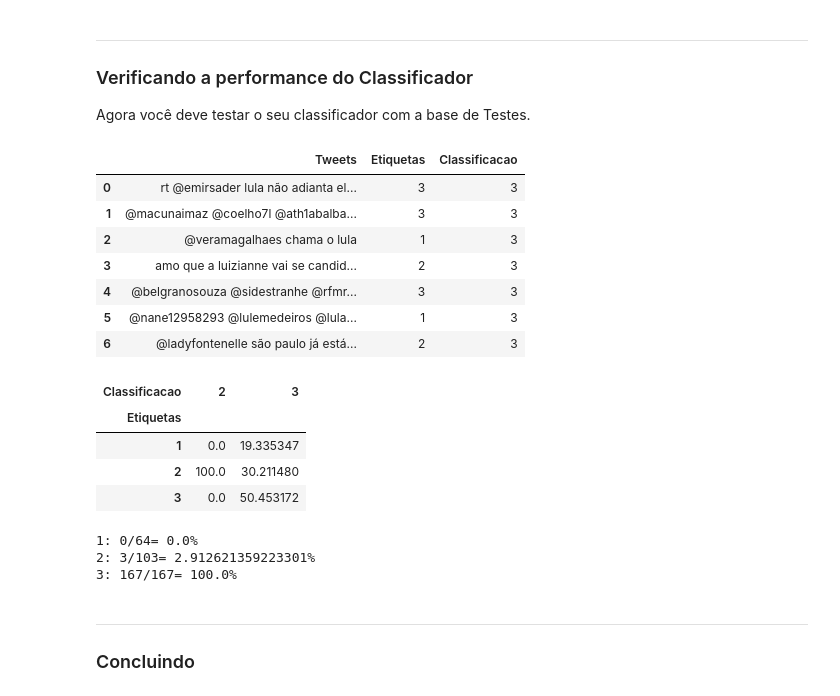
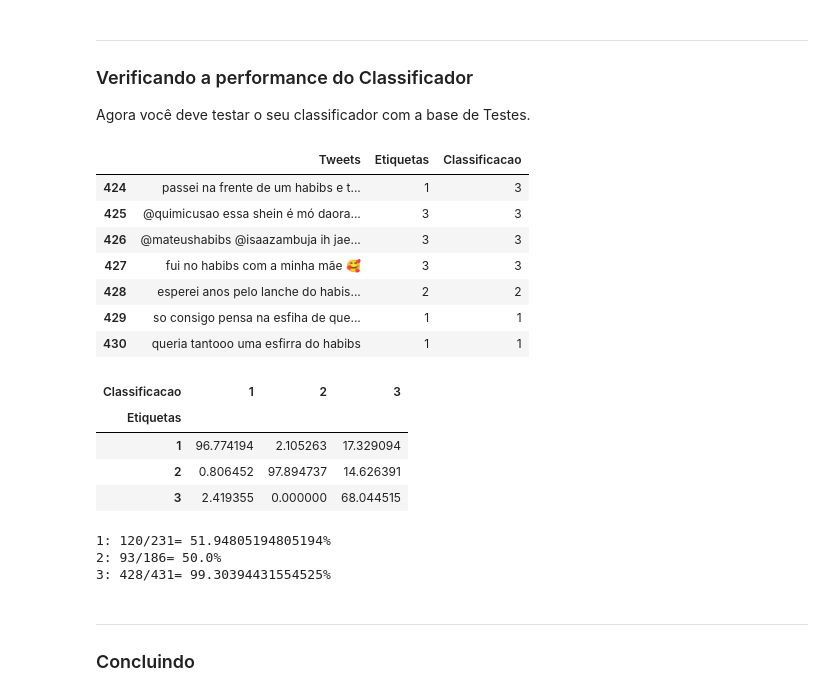
Before and after one commit to SBLuizFernando/cdados-nayve-bayes-sentimento-tweets, a Jupyter notebook: analise/Projeto1_Classificador_layout.ipynb, the cells around one changed output. Cells and saved outputs as stored; diff of their text form; code cells hidden in the pictures.

```diff
--- a/analise/Projeto1_Classificador_layout.ipynb
+++ b/analise/Projeto1_Classificador_layout.ipynb
@@ -25,8 +25,8 @@ Reunimos os arquivos com os tweets e suas etiquetas de classificação em um ún
 Carregando a base de dados com os tweets classificados como relevantes e não relevantes:
 # %%
 #junta os dois arquivos excel em um unico
-df_mensagens_etiquetadas_1 = pd.read_excel('tabela_etiquetada_1.xlsx')
-df_mensagens_etiquetadas_2 = pd.read_excel('tabela_etiquetada_2.xlsx')
+df_mensagens_etiquetadas_1 = pd.read_excel('metade_a.xlsx')
+df_mensagens_etiquetadas_2 = pd.read_excel('metade_b.xlsx')
 
 #a coluna foi nomeada manualmente de 'Tweets'
 valores1 = df_mensagens_etiquetadas_1[['Tweets','Etiquetas']]
@@ -340,26 +340,26 @@ ___
 
 Agora você deve testar o seu classificador com a base de Testes.
 # %%
-df_teste_classificador = df_teste
+df_teste_classificador = df_treino
 df_teste_classificador["Classificacao"] = df_teste_classificador["Tweets"].apply(maior_prob)
 df_teste_classificador.head(7)
 # %% [output]
 |  | Tweets | Etiquetas | Classificacao |
-| 0 | rt @emirsader lula não adianta el... | 3 | 3 |
-| 1 | @macunaimaz @coelho7l @ath1abalba... | 3 | 3 |
-| 2 | @veramagalhaes chama o lula | 1 | 3 |
-| 3 | amo que a luizianne vai se candid... | 2 | 3 |
-| 4 | @belgranosouza @sidestranhe @rfmr... | 3 | 3 |
-| 5 | @nane12958293 @lulemedeiros @lula... | 1 | 3 |
-| 6 | @ladyfontenelle são paulo já está... | 2 | 3 |
+| 424 | passei na frente de um habibs e t... | 1 | 3 |
+| 425 | @quimicusao essa shein é mó daora... | 3 | 3 |
+| 426 | @mateushabibs @isaazambuja ih jae... | 3 | 3 |
+| 427 | fui no habibs com a minha mãe 🥰 | 3 | 3 |
+| 428 | esperei anos pelo lanche do habis... | 2 | 2 |
+| 429 | so consigo pensa na esfiha de que... | 1 | 1 |
+| 430 | queria tantooo uma esfirra do habibs | 1 | 1 |
 # %%
 pd.crosstab(df_teste_classificador.Etiquetas,df_teste_classificador.Classificacao, normalize="columns")*100
 # %% [output]
-| Classificacao | 2 | 3 |
-| Etiquetas |  |  |
-| 1 | 0.0 | 19.335347 |
-| 2 | 100.0 | 30.211480 |
-| 3 | 0.0 | 50.453172 |
+| Classificacao | 1 | 2 | 3 |
+| Etiquetas |  |  |  |
+| 1 | 96.774194 | 2.105263 | 17.329094 |
+| 2 | 0.806452 | 97.894737 | 14.626391 |
+| 3 | 2.419355 | 0.000000 | 68.044515 |
 # %%
 lista_classificacao = []
 lista_etiquetas = []
@@ -393,9 +393,9 @@ print("1: {}/{}= {}%".format(acertos_1, etiquetas_1, acc_1))
 print("2: {}/{}= {}%".format(acertos_2, etiquetas_2, acc_2))
 print("3: {}/{}= {}%".format(acertos_3, etiquetas_3, acc_3))
 # %% [output]
-1: 0/64= 0.0%
-2: 3/103= 2.912621359223301%
-3: 167/167= 100.0%
+1: 120/231= 51.94805194805194%
+2: 93/186= 50.0%
+3: 428/431= 99.30394431554525%
 # %% [markdown]
 ___
 ### Concluindo
```
Also changed, not shown: parts of 9 cells of this notebook, 17 other files.
